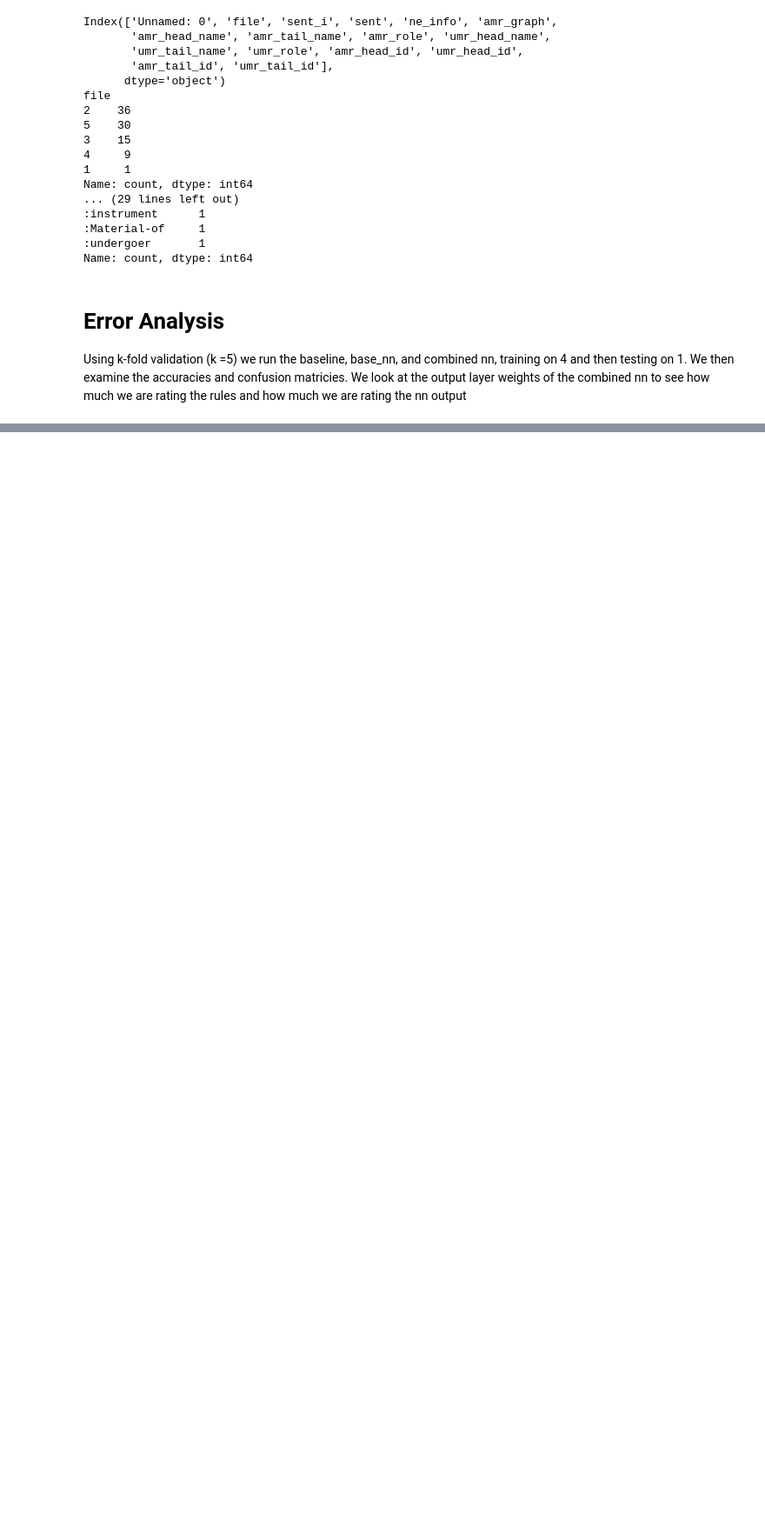
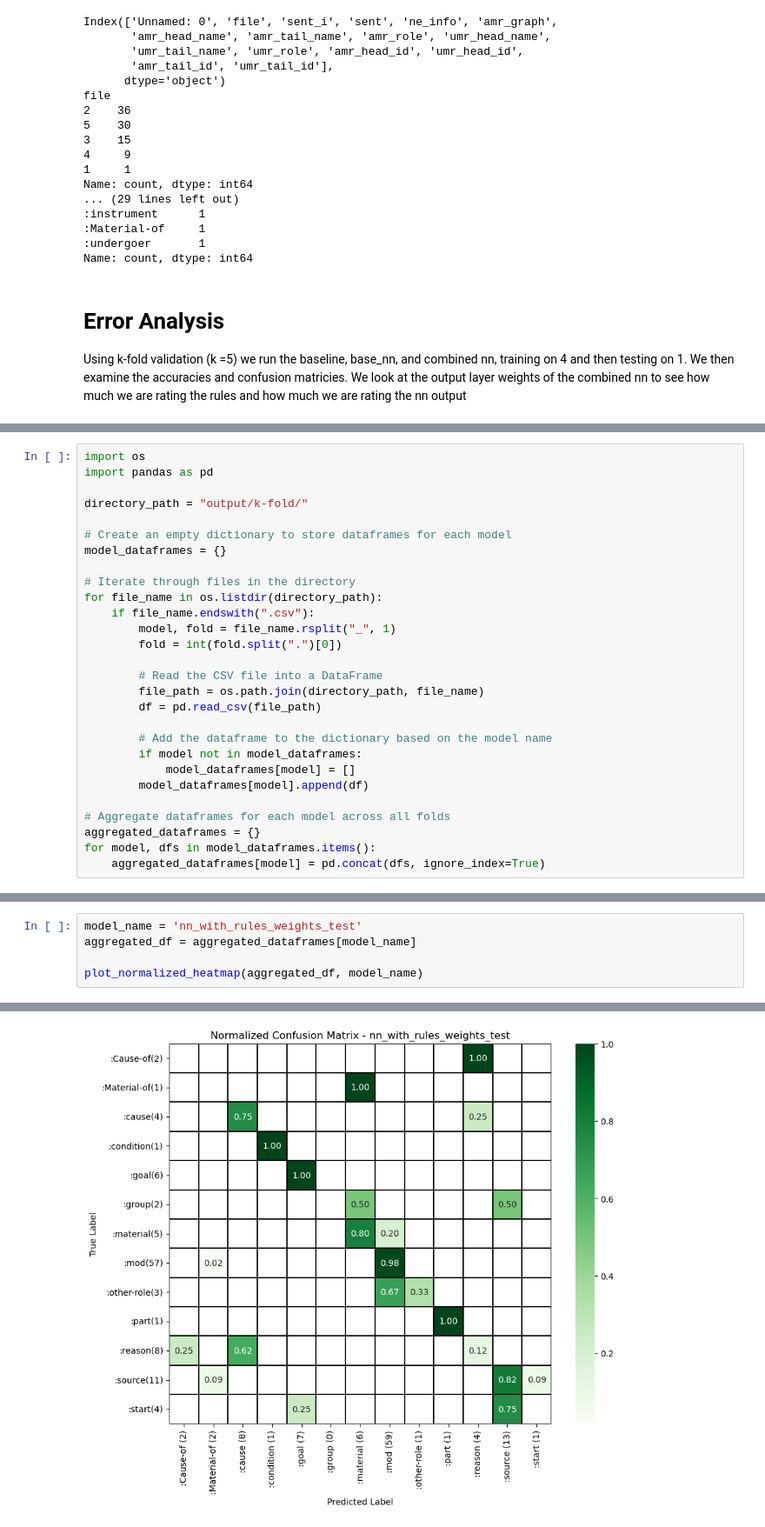
Before and after one commit to clairepost/AMRtoUMR, a Jupyter notebook: results.ipynb, the cells around one changed output, grey strips where cells are left out. Shown at 87% size. Cells and saved outputs as stored; diff of their text form; blank space fills up the shorter version.

```diff
--- a/results.ipynb
+++ b/results.ipynb
@@ -368,0 +430,28 @@ import error_analysis
+# %%
+import os
+import pandas as pd
+
+directory_path = "output/k-fold/"
+
+# Create an empty dictionary to store dataframes for each model
+model_dataframes = {}
+
+# Iterate through files in the directory
+for file_name in os.listdir(directory_path):
+    if file_name.endswith(".csv"):
+        model, fold = file_name.rsplit("_", 1)
+        fold = int(fold.split(".")[0])
+
+        # Read the CSV file into a DataFrame
+        file_path = os.path.join(directory_path, file_name)
+        df = pd.read_csv(file_path)
+
+        # Add the dataframe to the dictionary based on the model name
+        if model not in model_dataframes:
+            model_dataframes[model] = []
+        model_dataframes[model].append(df)
+
+# Aggregate dataframes for each model across all folds
+aggregated_dataframes = {}
+for model, dfs in model_dataframes.items():
+    aggregated_dataframes[model] = pd.concat(dfs, ignore_index=True)
@@ -368,0 +513,6 @@ import error_analysis
+# %%
+model_name = 'nn_with_rules_weights_test'
+aggregated_df = aggregated_dataframes[model_name]
+
+plot_normalized_heatmap(aggregated_df, model_name)
+# %% [output]
@@ -368,0 +536 @@ import error_analysis
+[figure, added]
```
Also changed, not shown: parts of 15 cells of this notebook, 45 other files.
